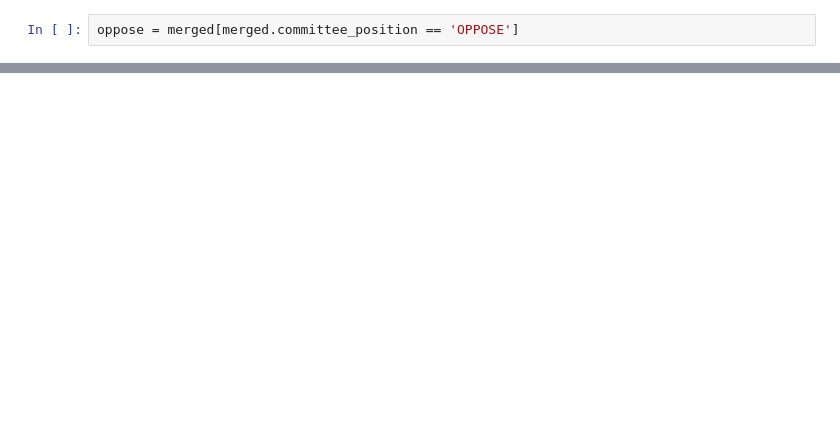
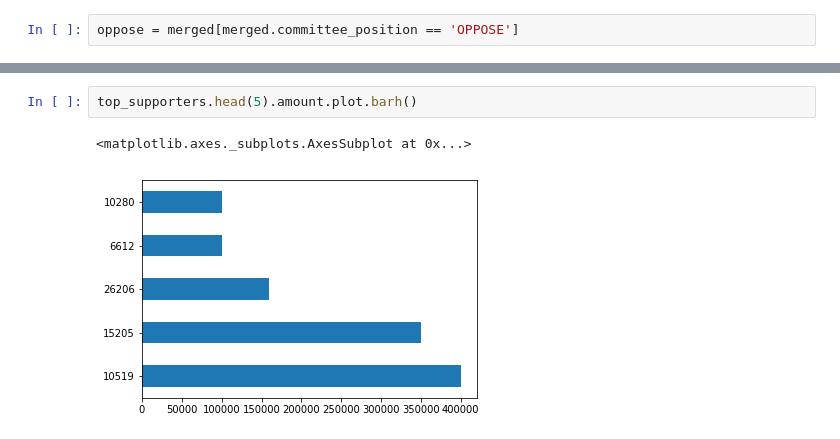
Before and after one commit to palewire/first-python-notebook, a Jupyter notebook: notebook.ipynb, the cells around one changed output, grey strips where cells are left out. Saved outputs shown, nothing was run; the diff lists cells and outputs as text; blank space fills up the shorter version.

```diff
--- a/notebook.ipynb
+++ b/notebook.ipynb
@@ -449,0 +465,5 @@ merged.groupby([
+# %%
+top_supporters.head(5).amount.plot.barh()
+# %% [output]
+<matplotlib.axes._subplots.AxesSubplot at 0x...>
+[figure, added]
```
Also changed, not shown: parts of 37 cells of this notebook, 31 other files.
